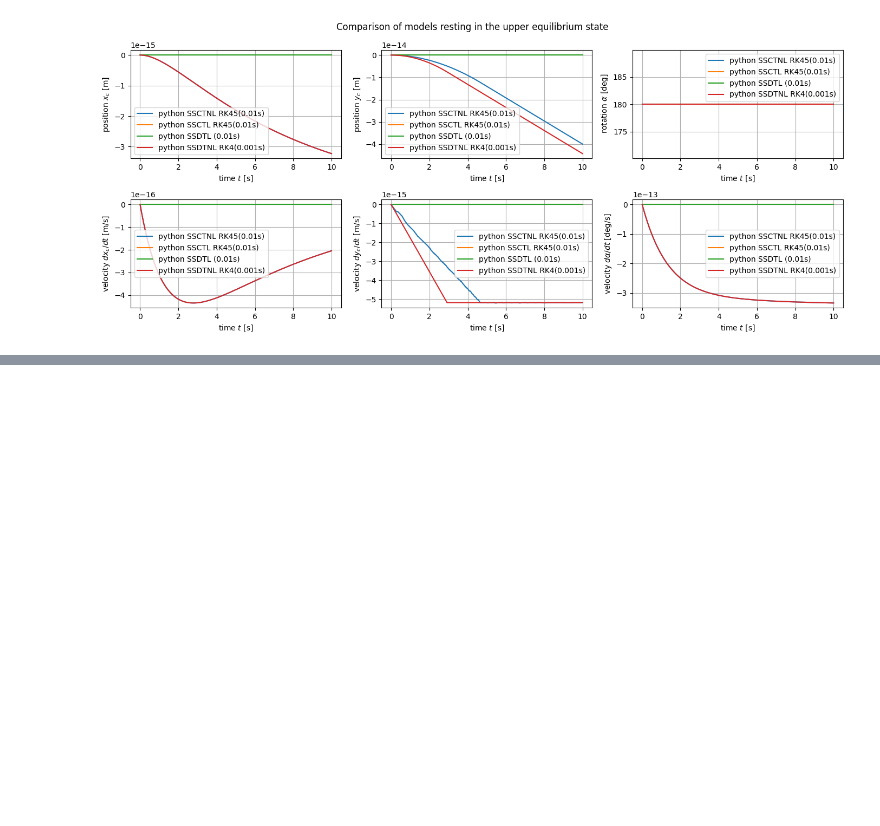
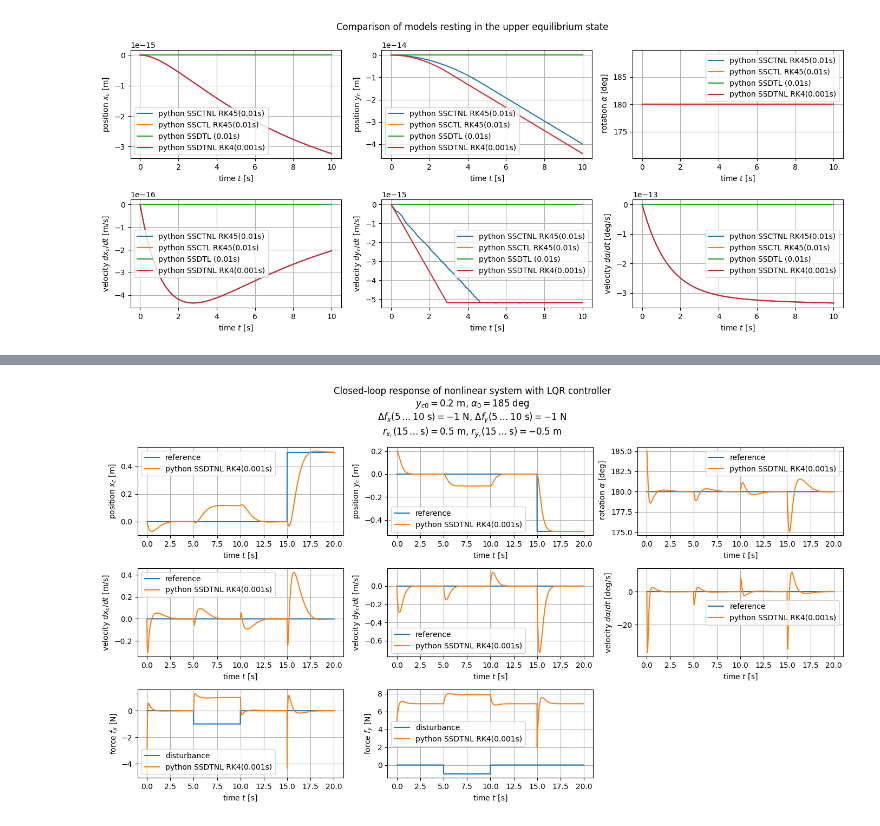
Before and after one commit to Trolobezka/OPSR-2025, a Jupyter notebook: project.ipynb, the cells around one changed output, grey strips where cells are left out. Drawn from its saved outputs; the diff is of its cells as text; code cells hidden in the pictures; blank space fills up the shorter version.

```diff
--- a/project.ipynb
+++ b/project.ipynb
@@ -834,0 +1004,38 @@ plt.show()
+# %%
+time_vector = np.arange(0, 20 + 1e-6, Ts)
+reference_vector = np.zeros((6, time_vector.shape[0]), dtype=np.float64)
+reference_vector[2, :] = np.pi  # ra
+reference_vector[0, int(15 / Ts) :] = 0.5  # rxc = 0.5m from 15s
+reference_vector[1, int(15 / Ts) :] = -0.5  # ryc = -0.5m from 15s
+disturbance_vector = np.zeros((2, time_vector.shape[0]), dtype=np.float64)
+disturbance_vector[0, int(5 / Ts) : int(10 / Ts)] = -1  # dfx = -1N from 5s to 10s
+disturbance_vector[1, int(5 / Ts) : int(10 / Ts)] = -1  # dfy = -1N from 5s to 10s
+
+_ = control.input_output_response(
+    sys=closed_loop,
+    T=time_vector,
+    U=np.vstack([reference_vector, disturbance_vector]),  # type: ignore
+    X0=x0 + np.array([0, 0.2, math.radians(5), 0, 0, math.radians(0)]),  # type: ignore
+)
+
+plt.figure(figsize=(14, 8))
+plot2(_.t, *[None] * 6, f_x=disturbance_vector[0], f_y=disturbance_vector[1], label="disturbance")
+plot(_.t, *reference_vector, label="reference", rows=3)
+plot2(_.t, *_.y, label="python SSDTNL RK4(0.001s)")
+plt.suptitle(
+    (
+        "Closed-loop response of nonlinear system with LQR controller"
+        "\n"
+        r"$y_{c0} = 0.2$ m, $\alpha_0 = 185$ deg"
+        "\n"
+        r"$\Delta f_x(5 \dots 10\ \text{s}) = -1$ N, $\Delta f_y(5 \dots 10\ \text{s}) = -1$ N"
+        "\n"
+        r"$r_{x_c}(15 \dots \text{s}) = 0.5$ m, $r_{y_c}(15 \dots \text{s}) = -0.5$ m"
+    )
+)
+plt.tight_layout()
+plt.show()
+
+del time_vector, reference_vector, disturbance_vector
+# %% [output]
+[figure, added]
```
Also changed, not shown: parts of 19 cells of this notebook, 1 other file.
